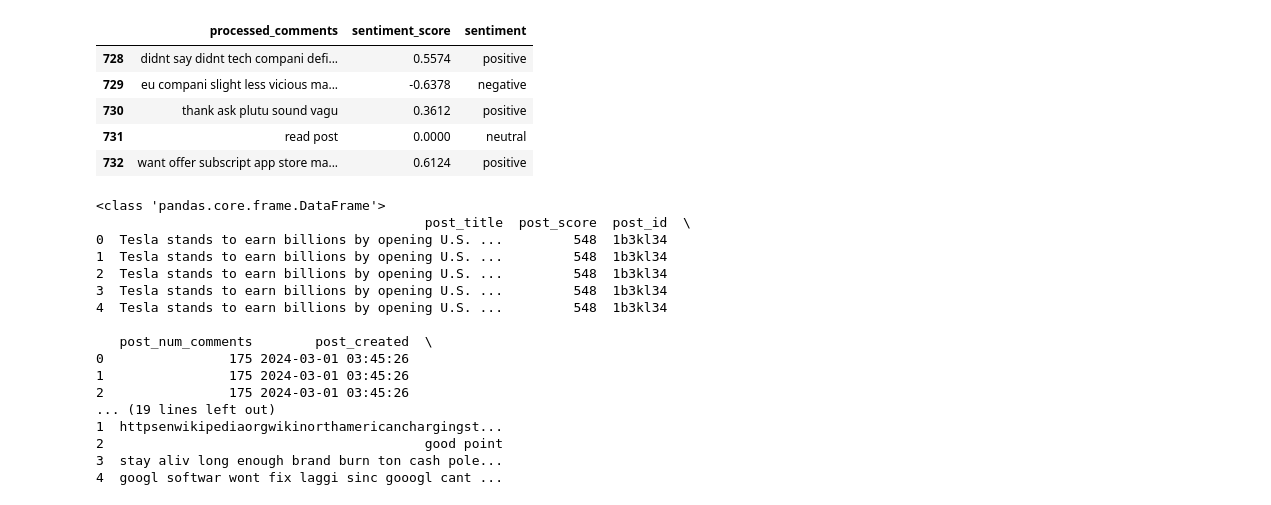
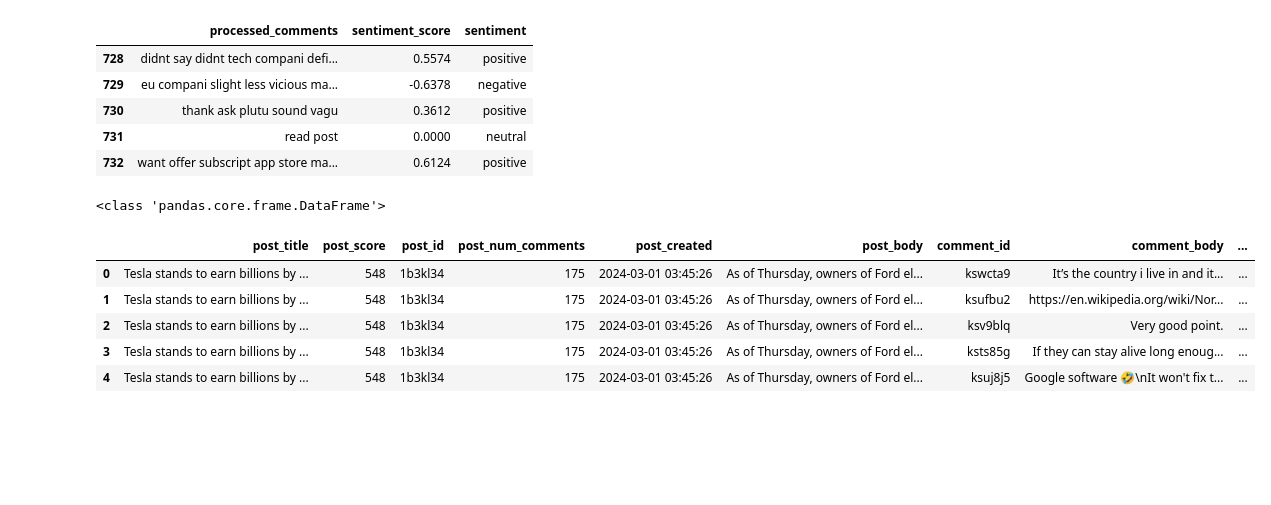
Before and after one commit to chaimaaAZ/Reddit-sentiment-analysis, a Jupyter notebook: sentiment_analysis.ipynb, the cells around one changed output. Cells and saved outputs as stored; diff of their text form; code cells hidden in the pictures; blank space fills up the shorter version.

```diff
--- a/sentiment_analysis.ipynb
+++ b/sentiment_analysis.ipynb
@@ -168,22 +168,12 @@ globals()['meta'][['processed_comments', 'sentiment_score', 'sentiment']].head()
 | 732 | want offer subscript app store ma... | 0.6124 | positive |
 # %%
 print(type(full_df))
-print(full_df.head())
+full_df.head()
 # %% [output]
 <class 'pandas.core.frame.DataFrame'>
-                                          post_title  post_score  post_id  \
-0  Tesla stands to earn billions by opening U.S. ...         548  1b3kl34
-1  Tesla stands to earn billions by opening U.S. ...         548  1b3kl34
-2  Tesla stands to earn billions by opening U.S. ...         548  1b3kl34
-3  Tesla stands to earn billions by opening U.S. ...         548  1b3kl34
-4  Tesla stands to earn billions by opening U.S. ...         548  1b3kl34
-
-   post_num_comments        post_created  \
-0                175 2024-03-01 03:45:26
-1                175 2024-03-01 03:45:26
-2                175 2024-03-01 03:45:26
-... (19 lines left out)
-1  httpsenwikipediaorgwikinorthamericanchargingst...
-2                                         good point
-3  stay aliv long enough brand burn ton cash pole...
-4  googl softwar wont fix laggi sinc gooogl cant ...
+|  | post_title | post_score | post_id | post_num_comments | post_created | post_body | comment_id | comment_body | ... |
+| 0 | Tesla stands to earn billions by ... | 548 | 1b3kl34 | 175 | 2024-03-01 03:45:26 | As of Thursday, owners of Ford el... | kswcta9 | It’s the country i live in and it... | ... |
+| 1 | Tesla stands to earn billions by ... | 548 | 1b3kl34 | 175 | 2024-03-01 03:45:26 | As of Thursday, owners of Ford el... | ksufbu2 | https://en.wikipedia.org/wiki/Nor... | ... |
+| 2 | Tesla stands to earn billions by ... | 548 | 1b3kl34 | 175 | 2024-03-01 03:45:26 | As of Thursday, owners of Ford el... | ksv9blq | Very good point. | ... |
+| 3 | Tesla stands to earn billions by ... | 548 | 1b3kl34 | 175 | 2024-03-01 03:45:26 | As of Thursday, owners of Ford el... | ksts85g | If they can stay alive long enoug... | ... |
+| 4 | Tesla stands to earn billions by ... | 548 | 1b3kl34 | 175 | 2024-03-01 03:45:26 | As of Thursday, owners of Ford el... | ksuj8j5 | Google software 🤣\nIt won't fix t... | ... |
```
Also changed, not shown: parts of 2 cells of this notebook, 5 other files.
